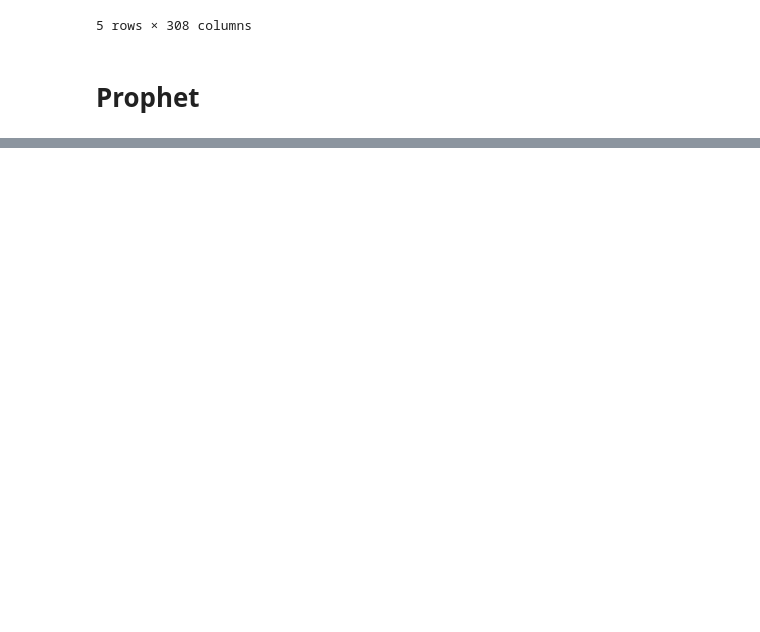
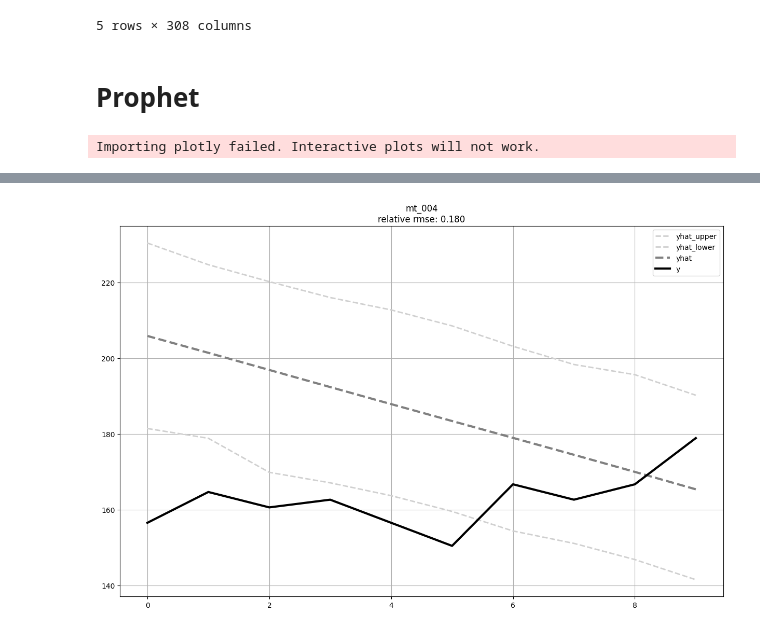
Before and after one commit to def-mycroft/zero-time-series-demo, a Jupyter notebook: notebooks/dev.ipynb, the cells around one changed output, grey strips where cells are left out. Saved outputs shown, nothing was run; the diff lists cells and outputs as text; code cells hidden in the pictures; blank space fills up the shorter version.

Commit message:
Added models module, prophet model class
Also added some helper funcs for graphs.

```diff
--- a/notebooks/dev.ipynb
+++ b/notebooks/dev.ipynb
@@ -32,0 +31,20 @@ from prophet import Prophet
+# %%
+from zero_ts_demo import models as md
+from copy import deepcopy as copy
+from zero_ts_demo.models import ProphetModel
+
+tail = 1000
+cols = pd.Series(df.columns).sample(15).tolist()
+
+graphs = dict()
+models = dict()
+# %% [output]
+Importing plotly failed. Interactive plots will not work.
+# %%
+col = df.columns[0]
+sl_train, sl_test = md.train_test(MODEL_DATA, col, tail=tail)
+model = ProphetModel(sl_train=sl_train, sl_test=sl_test, title=col)
+model.fit_predict()
+fig = model.plot_preds()
+fig
+# %% [output]
@@ -32,0 +53 @@ from prophet import Prophet
+[figure, added]
```
Also changed, not shown: parts of 11 cells of this notebook, 2 other files.
